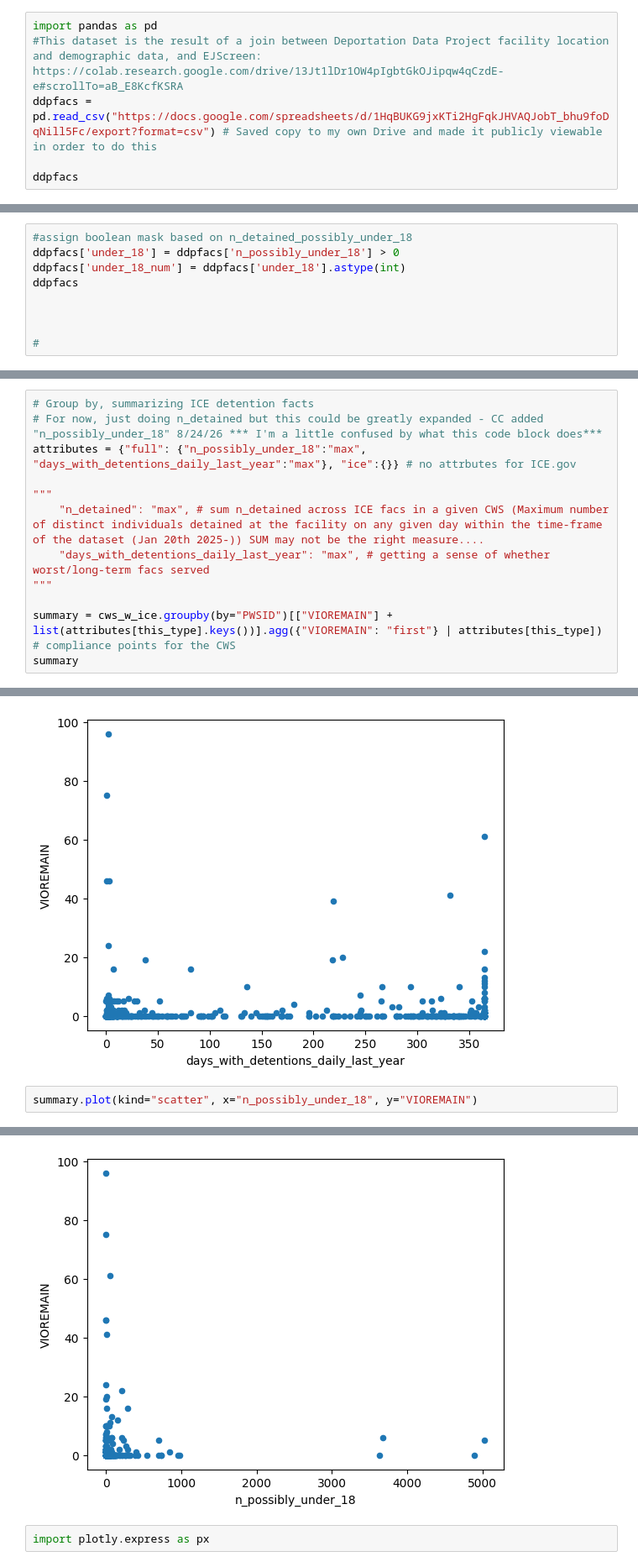
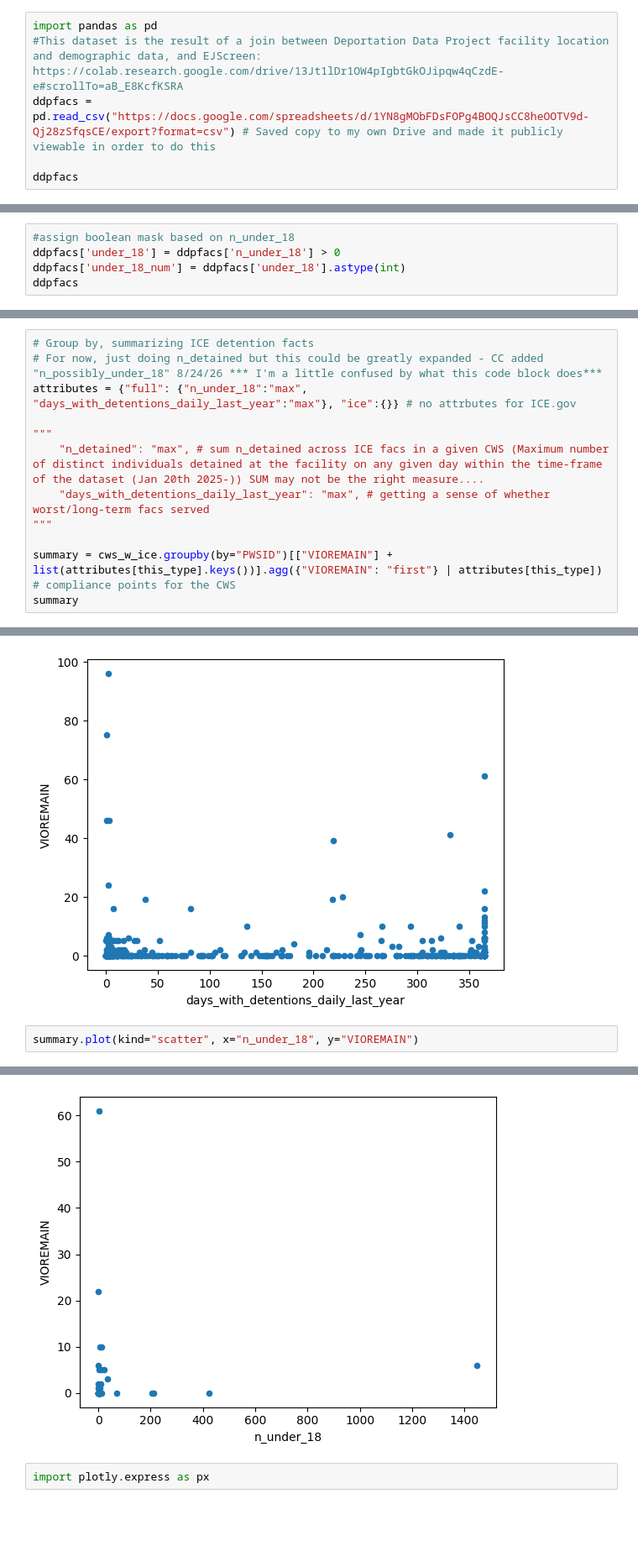
Before and after one commit to edgi-govdata-archiving/EEW-ICE, a Jupyter notebook: DWATER_ICE_Filtered.ipynb, the cells around one changed output, grey strips where cells are left out. Shown at 84% size. Saved outputs shown, nothing was run; the diff lists cells and outputs as text; blank space fills up the shorter version.

Commit message:
Updated with new criteria for under 18, identified hold rooms w record of detaining children but no lat/long

```diff
--- a/DWATER_ICE_Filtered.ipynb
+++ b/DWATER_ICE_Filtered.ipynb
@@ -7,7 +7,7 @@
 # %%
 import pandas as pd
 #This dataset is the result of a join between Deportation Data Project facility location and demographic data, and EJScreen: https://colab.research.google.com/drive/13Jt1lDr1OW4pIgbtGkOJipqw4qCzdE-e#scrollTo=aB_E8KcfKSRA
-ddpfacs = pd.read_csv("https://docs.google.com/spreadsheets/d/1HqBUKG9jxKTi2HgFqkJHVAQJobT_bhu9foDqNill5Fc/export?format=csv") # Saved copy to my own Drive and made it publicly viewable in order to do this
+ddpfacs = pd.read_csv("https://docs.google.com/spreadsheets/d/1YN8gMObFDsFOPg4BOQJsCC8heOOTV9d-Qj28zSfqsCE/export?format=csv") # Saved copy to my own Drive and made it publicly viewable in order to do this
 
 ddpfacs
 # %% [output]
@@ -25,14 +25,10 @@ ddpfacs
 | 843 | 843 | YRMDCAZ | Yuma Regional Medical Center | 2400 S Avenue A | Yuma | Yuma | 4027.0 | ... |
 844 rows × 712 columns
 # %%
-#assign boolean mask based on n_detained_possibly_under_18
-ddpfacs['under_18'] = ddpfacs['n_possibly_under_18'] > 0
+#assign boolean mask based on n_under_18
+ddpfacs['under_18'] = ddpfacs['n_under_18'] > 0
 ddpfacs['under_18_num'] = ddpfacs['under_18'].astype(int)
 ddpfacs
-
-
-
-#
 # %% [output]
 |  | Unnamed: 0 | detention_facility_code | name | address | city | county | county_fips_code | ... |
 | 0 | 0 | IWAHOLD | AZ Removal Operation Coord Center... | 6335 South Downwind, Suite 104 | Mesa | Maricopa | 4013.0 | ... |
@@ -267,7 +263,7 @@ len(cws_w_ice["PWSID"].unique())
 # %%
 # Group by, summarizing ICE detention facts
 # For now, just doing n_detained but this could be greatly expanded - CC added "n_possibly_under_18" 8/24/26 *** I'm a little confused by what this code block does***
-attributes = {"full": {"n_possibly_under_18":"max", "days_with_detentions_daily_last_year":"max"}, "ice":{}} # no attrbutes for ICE.gov
+attributes = {"full": {"n_under_18":"max", "days_with_detentions_daily_last_year":"max"}, "ice":{}} # no attrbutes for ICE.gov
 
 """
     "n_detained": "max", # sum n_detained across ICE facs in a given CWS (Maximum number of distinct individuals detained at the facility on any given day within the time-frame of the dataset (Jan 20th 2025-)) SUM may not be the right measure....
@@ -298,5 +294,5 @@ summary.plot(kind="scatter", x="days_with_detentions_daily_last_year", y="VIOREM
 <Axes: xlabel='days_with_detentions_daily_last_year', ylabel='VIOREMAIN'>
 [figure]
 # %%
-summary.plot(kind="scatter", x="n_possibly_under_18", y="VIOREMAIN")
+summary.plot(kind="scatter", x="n_under_18", y="VIOREMAIN")
 # %% [output]
@@ -304,4 +300,4 @@ summary.plot(kind="scatter", x="n_possibly_under_18", y="VIOREMAIN")
-[figure, old version]
+[figure, new version]
 # %%
 import plotly.express as px
 # %%
```
Also changed, not shown: parts of 12 cells of this notebook.
